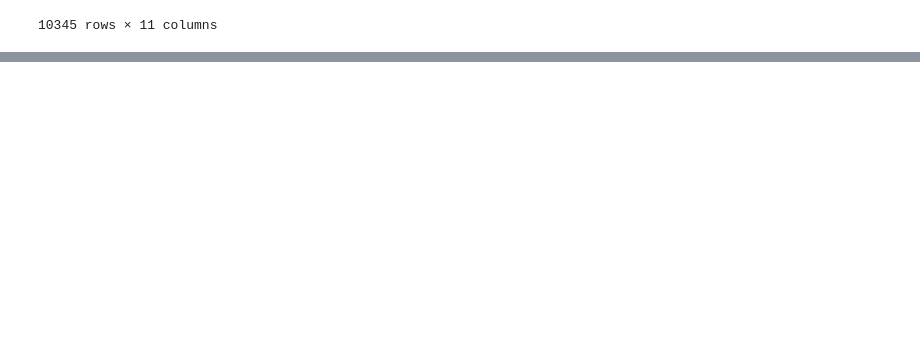
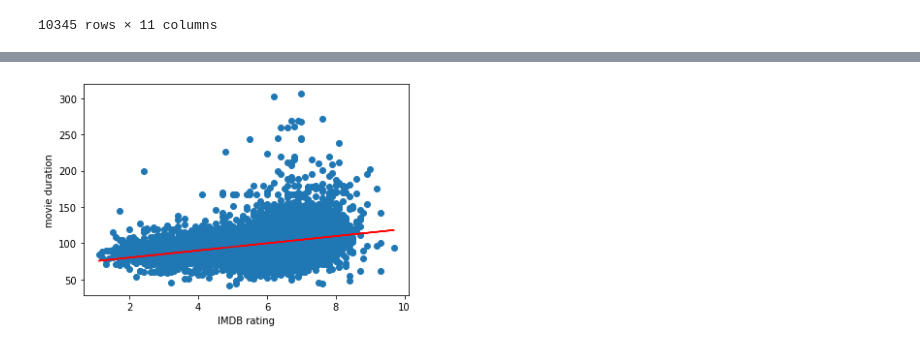
Before and after one commit to MersedehSP/Movie_Makers, a Jupyter notebook: Mersedeh/Matplotlib_Visualizatoin_Movies.ipynb, the cells around one changed output, grey strips where cells are left out. Saved outputs shown, nothing was run; the diff lists cells and outputs as text; code cells hidden in the pictures; blank space fills up the shorter version.

```diff
--- a/Mersedeh/Matplotlib_Visualizatoin_Movies.ipynb
+++ b/Mersedeh/Matplotlib_Visualizatoin_Movies.ipynb
@@ -52,0 +76,15 @@ count_movies =
+# %%
+IMDB =movie_df["avg_vote"]
+duration = movie_df["duration"]
+(slope, intercept, rvalue, pvalue, stderr) = linregress(IMDB, duration)
+regress_values = IMDB * slope + intercept
+line_eq = "y = " + str(round(slope,2)) + "x + " + str(round(intercept,2))
+plt.scatter(IMDB, duration)
+
+plt.plot(IMDB,regress_values,"r-")
+plt.annotate(line_eq,(20,100),fontsize=15,color="red")
+plt.xlabel('IMDB rating')
+plt.ylabel('movie duration')
+plt.show()
+# %% [output]
+[figure, added]
```
Also changed, not shown: parts of 4 cells of this notebook.
